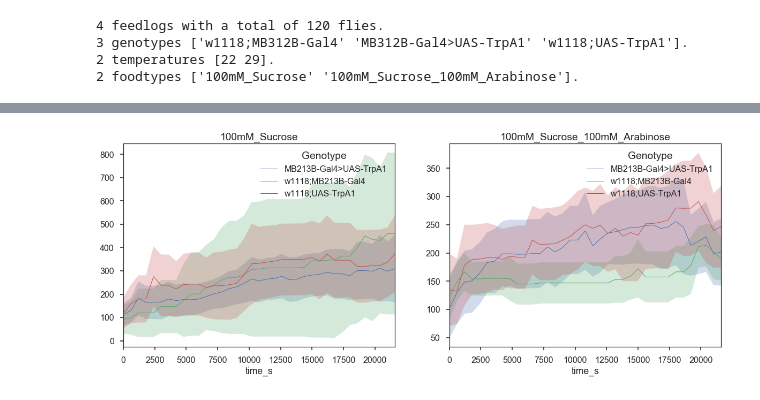
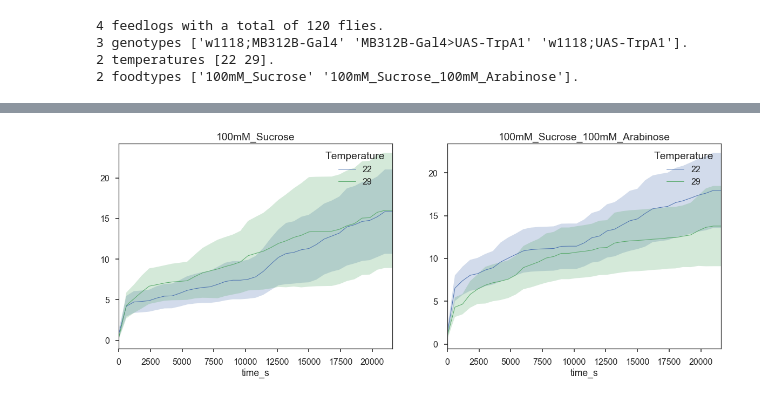
Before and after one commit to ACCLAB/espresso, a Jupyter notebook: jupyter-nb/espresso cumulative plots dev.ipynb, the cells around one changed output, grey strips where cells are left out. Drawn from its saved outputs; the diff is of its cells as text; code cells hidden in the pictures.

Commit message:
checkpoint cumul ipynb

```diff
--- a/jupyter-nb/espresso cumulative plots dev.ipynb
+++ b/jupyter-nb/espresso cumulative plots dev.ipynb
@@ -121,0 +113,23 @@ csum
+# %%
+b=df.groupby(['Temperature','Genotype','FlyID','FoodChoice'])\
+               .resample(resample_by,on='RelativeTime_s')\
+               .sum()\
+        .groupby(['Temperature','Genotype','FlyID','FoodChoice'])\
+        .cumsum()\
+        .groupby(['Temperature','Genotype','FlyID','FoodChoice'])\
+        .fillna(method='bfill').fillna(method='bfill')
+
+b=pd.DataFrame( b.to_records() )
+
+b=b[['Temperature','Genotype','FlyID','FoodChoice',
+           'RelativeTime_s',
+             ### Below, add all the columns that are
+             ### potentially used for cumulative plotting.
+             'AverageFeedVolumePerFly_µl',
+             'AverageFeedCountPerFly']]
+
+b=esp._munger.__add_time_column(b)
+
+b.rename(columns={'AverageFeedCountPerFly':'Cumulative Feed Count',
+                  'AverageFeedVolumePerFly_µl':'Cumulative Consumption (µl)'},
+           inplace=True)
@@ -125,8 +167,11 @@ csum
 # plotdat=pd.DataFrame(a.to_records())
 plotdat=b.copy()
 
+group_by='FoodChoice'
+color_by='Temperature'
+
 yvar='Cumulative Feed Count'
-yvar='Cumulative Volume (nl)'
+# yvar='Cumulative Consumption (µl)'
 
 sns.set(style='ticks',context='poster')
 groupby_grps=np.sort( plotdat[group_by].unique() )
@@ -138,31 +183,31 @@ y_inches=7
 fig,axx=plt.subplots(nrows=1,
                       ncols=num_plots,
                       figsize=(x_inches,y_inches),
                       gridspec_kw={'wspace':0.2} )
 
 # Loop through each panel.
 for c, grp in enumerate( groupby_grps ):
     if len(groupby_grps)>1:
         plotax=axx[c]
     else:
         plotax=axx
 
     ## Filter plotdf according to group_by.
     temp_plotdf=plotdat[plotdat[group_by]==grp]
 
     ### and make cumulative plot.
     temp_plotdf_groupby = temp_plotdf.groupby([color_by,'time_s'])
     temp_plotdf_mean = temp_plotdf_groupby.mean().unstack()[yvar].T
     temp_plotdf_mean.plot(ax=plotax,lw=1)
 
     temp_plotdf_halfci = temp_plotdf_groupby.sem().unstack()[yvar].T*1.96
     lower_ci = temp_plotdf_mean-temp_plotdf_halfci
     upper_ci = temp_plotdf_mean+temp_plotdf_halfci
 
     for c in temp_plotdf_mean.columns:
         plotax.fill_between(temp_plotdf_mean.index,
                          lower_ci[c],upper_ci[c],
                            alpha=0.25)
     plotax.set_title(grp)
 # %% [output]
-[figure, old version]
+[figure, new version]
```
Also changed, not shown: parts of 10 cells of this notebook.
